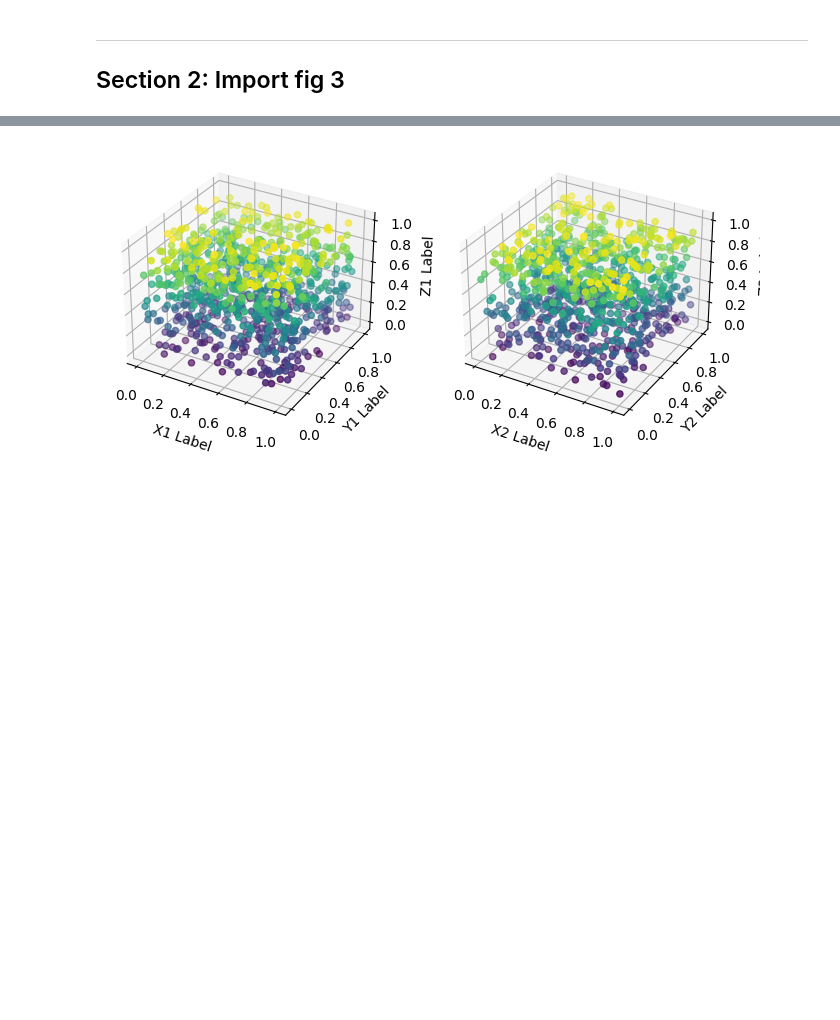
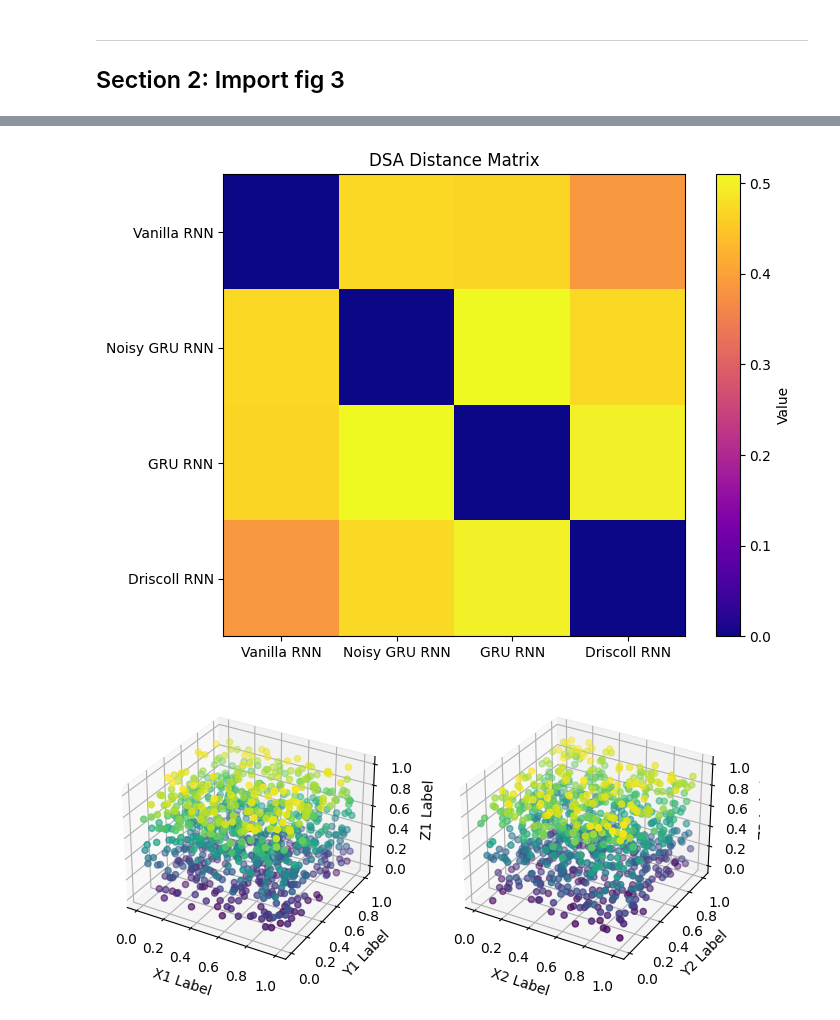
Before and after one commit to Abby-xu/NeuroAI24_SincereWindflower, a Jupyter notebook: Analysis/nma-ai-project.ipynb, the cells around one changed output, grey strips where cells are left out. Cells and saved outputs as stored; diff of their text form; code cells hidden in the pictures; blank space fills up the shorter version.

```diff
--- a/Analysis/nma-ai-project.ipynb
+++ b/Analysis/nma-ai-project.ipynb
@@ -155,3 +240,25 @@ print(dsa_score)
+# %%
+matrix = np.zeros((4,4))
+matrix[0,1] = results[0]
+matrix[0,2] = results[1]
+matrix[0,3] = results[2]
+matrix[1,2] = results[3]
+matrix[1,3] = results[4]
+matrix[2,3] = results[5]
+# Create the heatmap
+plt.figure(figsize=(8, 6))
+plt.imshow(matrix+matrix.T, cmap='plasma', interpolation='nearest')
+plt.colorbar(label='Value')
+# Add labels
+plt.title('DSA Distance Matrix')
+plt.xticks(range(4), ['Vanilla RNN', 'Noisy GRU RNN', 'GRU RNN', 'Driscoll RNN'])
+plt.yticks(range(4), ['Vanilla RNN', 'Noisy GRU RNN', 'GRU RNN', 'Driscoll RNN'])
+# plt.xlabel('Column')
+# plt.ylabel('Row')
+# Show the plot
+plt.show()
+# %% [output]
+[figure, added]
 # %%
 fig = plt.figure(figsize=(8, 6))
 ax_1 = fig.add_subplot(121, projection='3d')
```
Also changed, not shown: parts of 12 cells of this notebook.
